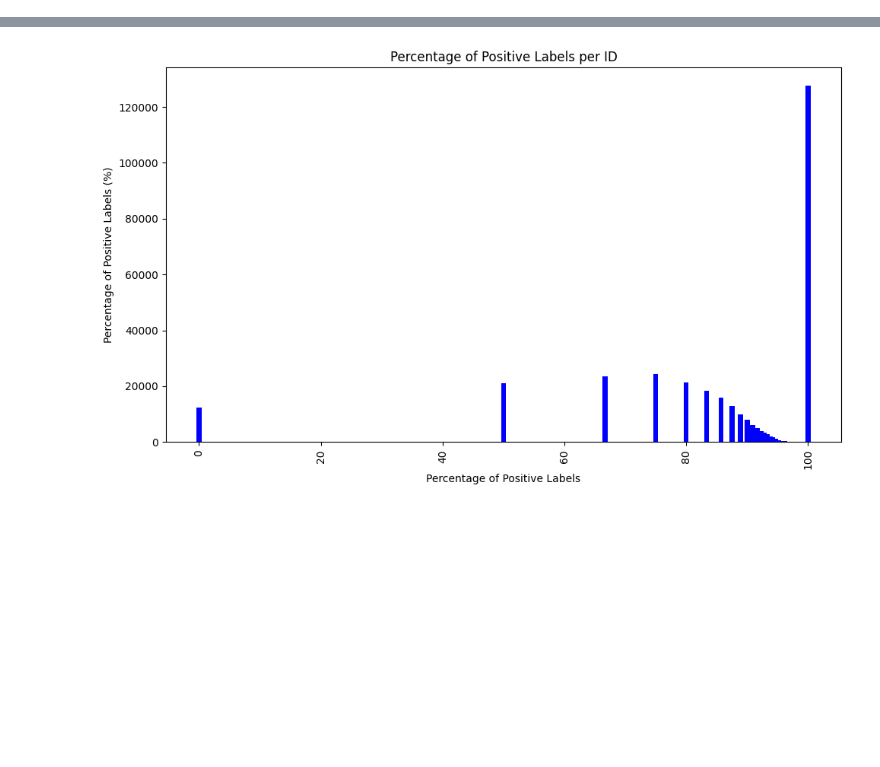
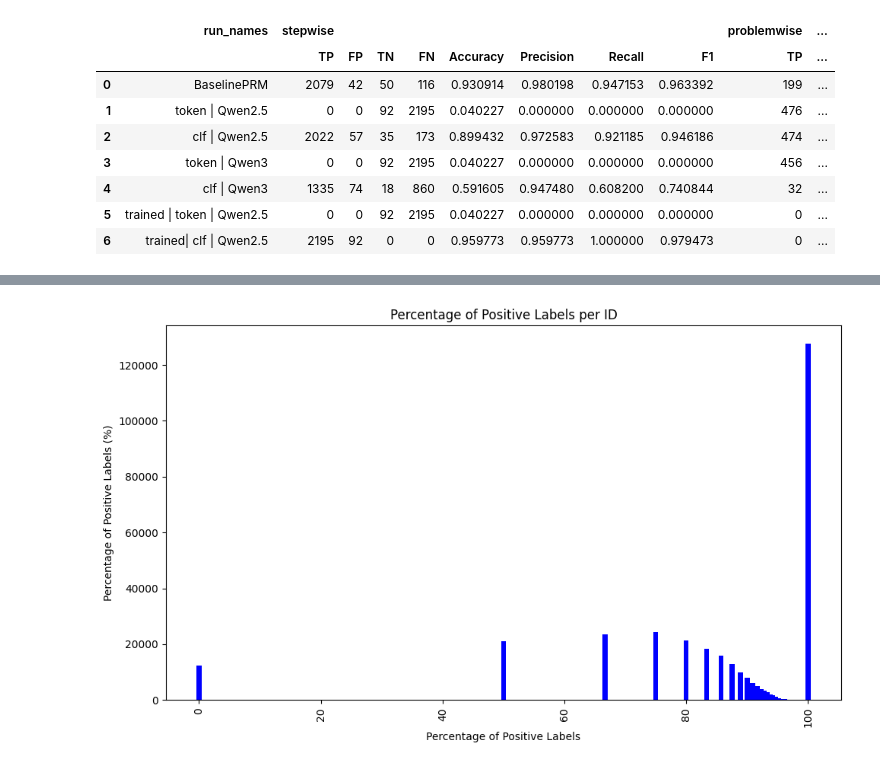
Before and after one commit to FrozenWolf-Cyber/Math-PRM, a Jupyter notebook: prm800k_analysis.ipynb, the cells around one changed output, grey strips where cells are left out. Cells and saved outputs as stored; diff of their text form; code cells hidden in the pictures; blank space fills up the shorter version.

```diff
--- a/prm800k_analysis.ipynb
+++ b/prm800k_analysis.ipynb
@@ -0,0 +118,15 @@
+# %%
+# AIME Table
+aime_data = []
+for group in aime_groups:
+    row = {}
+    for model, dataset, score in group:
+        model_name = model.split("/")[-1]
+        col_name = f"{dataset}_{model_name}"
+        row[col_name] = float(score)
+    aime_data.append(row)
+
+df_aime = pd.DataFrame(aime_data)
+df_aime.insert(0, 'run_names', run_names_manual)
+print("== AIME Table ==")
+df_aime
@@ -0,0 +143,58 @@
+# %%
+# Extract all full PRM metrics
+prm_stepwise_full = re.findall(
+    r"Step-wise Metrics:\s*\{([^}]+)\}", log_text
+)
+prm_problemwise_full = re.findall(
+    r"Problem-wise Metrics:\s*\{([^}]+)\}", log_text
+)
+
+# Extract all full ProcessBench metrics
+processbench_full = re.findall(
+    r"Dataset:\s*(\w+).*?Problem-wise Metrics:\s*\{([^}]+)\}",
+    log_text,
+    re.DOTALL,
+)
+
+import ast
+
+# Parse PRM metrics
+parsed_prm_stepwise = [ast.literal_eval("{" + entry + "}") for entry in prm_stepwise_full]
+parsed_prm_problemwise = [ast.literal_eval("{" + entry + "}") for entry in prm_problemwise_full]
+
+# Parse ProcessBench metrics
+processbench_by_dataset = {}
+for dataset, metrics_str in processbench_full:
+    metrics = ast.literal_eval("{" + metrics_str + "}")
+    if dataset not in processbench_by_dataset:
+        processbench_by_dataset[dataset] = []
+    processbench_by_dataset[dataset].append(metrics)
+
+
+# Multi-indexed DataFrame: PRM
+prm_rows = []
+for sw, pw in zip(parsed_prm_stepwise, parsed_prm_problemwise):
+    row = {
+        ("stepwise", k): v for k, v in sw.items()
+    }
+    row.update({
+        ("problemwise", k): v for k, v in pw.items()
+    })
+    prm_rows.append(row)
+
+df_prm_full = pd.DataFrame(prm_rows)
+df_prm_full.columns = pd.MultiIndex.from_tuples(df_prm_full.columns)
+df_prm_full
+
+df_prm_full.insert(0, 'run_names', run_names_manual)
+df_prm_full
+# %% [output]
+|  | run_names | stepwise |  |  |  |  |  |  |  | problemwise | ... |
+|  |  | TP | FP | TN | FN | Accuracy | Precision | Recall | F1 | TP | ... |
+| 0 | BaselinePRM | 2079 | 42 | 50 | 116 | 0.930914 | 0.980198 | 0.947153 | 0.963392 | 199 | ... |
+| 1 | token | Qwen2.5 | 0 | 0 | 92 | 2195 | 0.040227 | 0.000000 | 0.000000 | 0.000000 | 476 | ... |
+| 2 | clf | Qwen2.5 | 2022 | 57 | 35 | 173 | 0.899432 | 0.972583 | 0.921185 | 0.946186 | 474 | ... |
+| 3 | token | Qwen3 | 0 | 0 | 92 | 2195 | 0.040227 | 0.000000 | 0.000000 | 0.000000 | 456 | ... |
+| 4 | clf | Qwen3 | 1335 | 74 | 18 | 860 | 0.591605 | 0.947480 | 0.608200 | 0.740844 | 32 | ... |
+| 5 | trained | token | Qwen2.5 | 0 | 0 | 92 | 2195 | 0.040227 | 0.000000 | 0.000000 | 0.000000 | 0 | ... |
+| 6 | trained| clf | Qwen2.5 | 2195 | 92 | 0 | 0 | 0.959773 | 0.959773 | 1.000000 | 0.979473 | 0 | ... |
```
Also changed, not shown: parts of 12 cells of this notebook, 3 other files.
